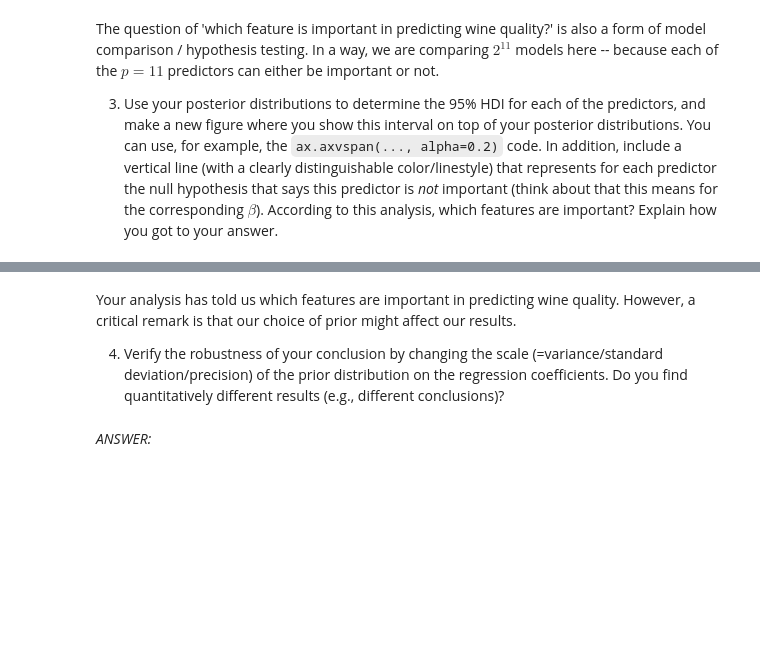
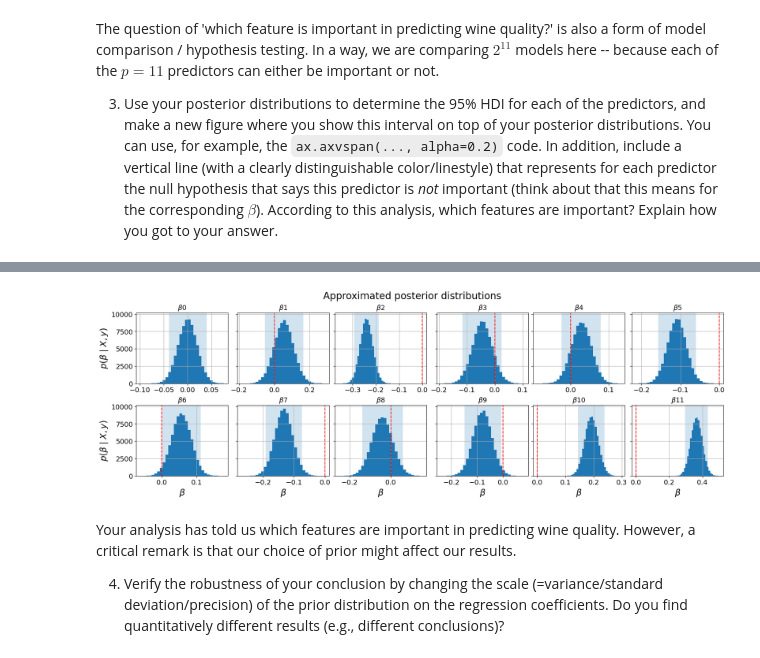
Before and after one commit to DerOeko/SOW-BKI203BS, a Jupyter notebook: LargeAssignment2/Ferdinand_Paar_s1128559_Samuel_Nellessen_s1102282_Assignment_LargeAssignment2.ipynb, the cells around one changed output, grey strips where cells are left out. Cells and saved outputs as stored; diff of their text form; code cells hidden in the pictures; blank space fills up the shorter version.

```diff
--- a/LargeAssignment2/Ferdinand_Paar_s1128559_Samuel_Nellessen_s1102282_Assignment_LargeAssignment2.ipynb
+++ b/LargeAssignment2/Ferdinand_Paar_s1128559_Samuel_Nellessen_s1102282_Assignment_LargeAssignment2.ipynb
@@ -612,6 +695,30 @@ _ANSWER:_
+# %%
+_, axes = plt.subplots(nrows=2, ncols=6, sharey=True, constrained_layout=True,
+                       figsize=(18, 6))
+
+for i, ax in enumerate(axes.flatten()):
+    if i == 0:
+        hdi_bottom, hdi_top = get_hdi(b0)
+        ax.hist(b0, bins=30)
+        ax.axvspan(hdi_bottom, hdi_top, alpha=0.2)
+    else:
+        hdi_bottom, hdi_top = get_hdi(b[i-1, :])
+        ax.hist(b[i-1, :], bins=30)
+        ax.axvspan(hdi_bottom, hdi_top, alpha=0.2)
+        ax.axvline(0, color='red', linestyle='--')
+
+    ax.grid(True)
+    ax.set_title(rf"$\beta${i}", fontsize=14)
+
+for ax in axes[1, :]:
+    ax.set_xlabel(r'$\beta$')
+for ax in axes[:, 0]:
+    ax.set_ylabel(r'$p(\beta \mid X, y)$')
+
+plt.suptitle('Approximated posterior distributions', fontsize=20);
+# %% [output]
+[figure, added]
 # %% [markdown]
 Your analysis has told us which features are important in predicting wine quality. However, a critical remark is that our choice of prior might affect our results.
 
 4. Verify the robustness of your conclusion by changing the scale (=variance/standard deviation/precision) of the prior distribution on the regression coefficients. Do you find quantitatively different results (e.g., different conclusions)?
-# %% [markdown]
-_ANSWER:_
```
Also changed, not shown: parts of 11 cells of this notebook, 2 other files.
